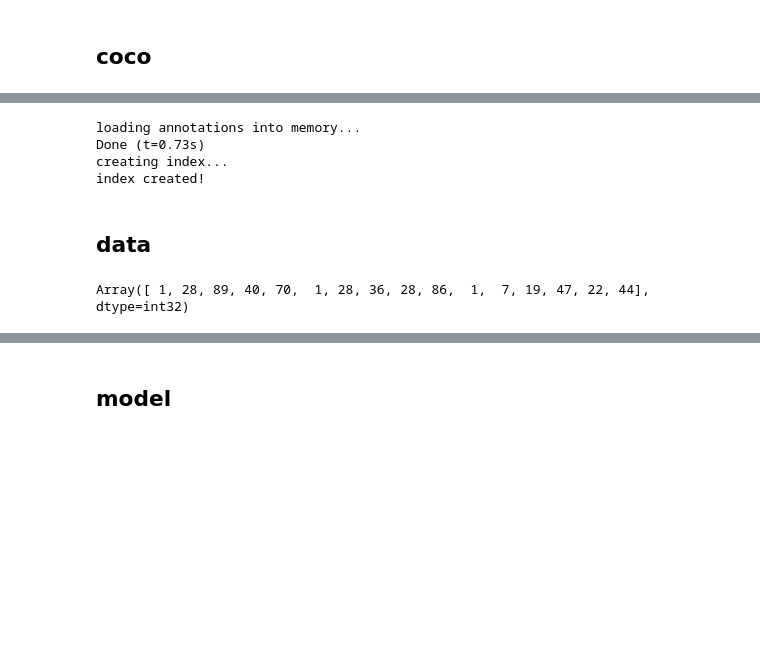
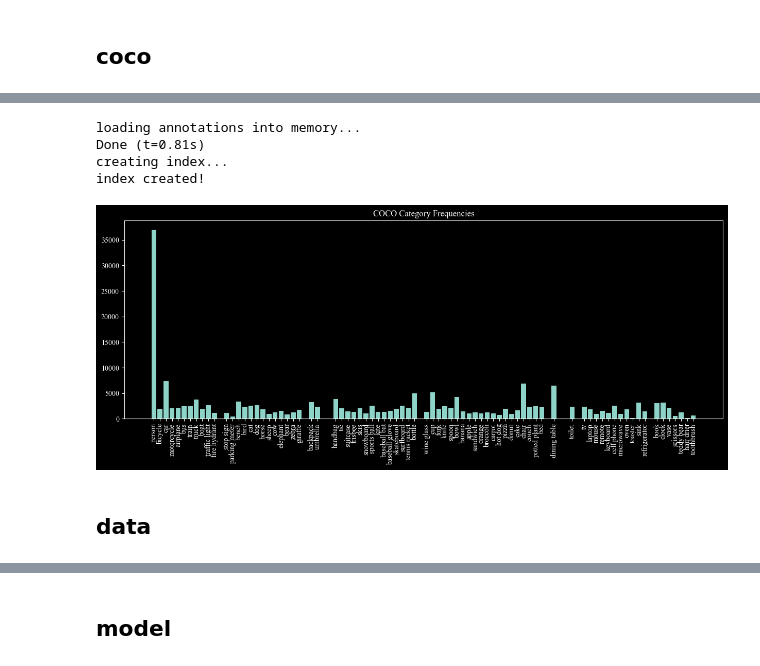
Before and after one commit to syrkis/neuroscope, a Jupyter notebook: notebook.ipynb, the cells around one changed output, grey strips where cells are left out. Drawn from its saved outputs; the diff is of its cells as text; code cells hidden in the pictures; blank space fills up the shorter version.

```diff
--- a/notebook.ipynb
+++ b/notebook.ipynb
@@ -75,11 +103,28 @@ coco = COCO(VAL_CAT_FILE)
 cats = coco.loadCats(coco.getCatIds())
 cat_id_to_name = {cat['id']: cat['name'] for cat in cats}
 cat_name_to_id = {cat['name']: cat['id'] for cat in cats}
+
+# for one-hot encoding
+coco_cat_id_to_vec_index = {cat_id: i for i, cat_id in enumerate(cat_id_to_name.keys())}
+vec_index_to_coco_cat_id = {i: cat_id for i, cat_id in enumerate(cat_id_to_name.keys())}
 # %% [output]
 loading annotations into memory...
-Done (t=0.73s)
+Done (t=0.81s)
 creating index...
 index created!
+# %%
+# TODO: plot both validation and training histograms to confirm that they are similar
+flat_cat_list = [e for l in coco_df.loc[nsd_df.cocoId].categories.values.tolist() for e in l]
+freqs = Counter(flat_cat_list)
+#make histogram
+plt.figure(figsize=(15, 5))
+plt.bar(freqs.keys(), freqs.values())
+x_labels = [cat_id_to_name[cat_id] for cat_id in freqs.keys()]
+plt.xticks(list(freqs.keys()), x_labels, rotation=90)
+plt.title('COCO Category Frequencies')
+plt.show()
+# %% [output]
+[figure, added]
 # %% [markdown]
 ## data
 # %%
@@ -127,4 +180,0 @@ image, cats, supers, caps = next(loader)
-# %%
-cats
-# %% [output]
-Array([ 1, 28, 89, 40, 70,  1, 28, 36, 28, 86,  1,  7, 19, 47, 22, 44],      dtype=int32)
```
Also changed, not shown: parts of 23 cells of this notebook.
